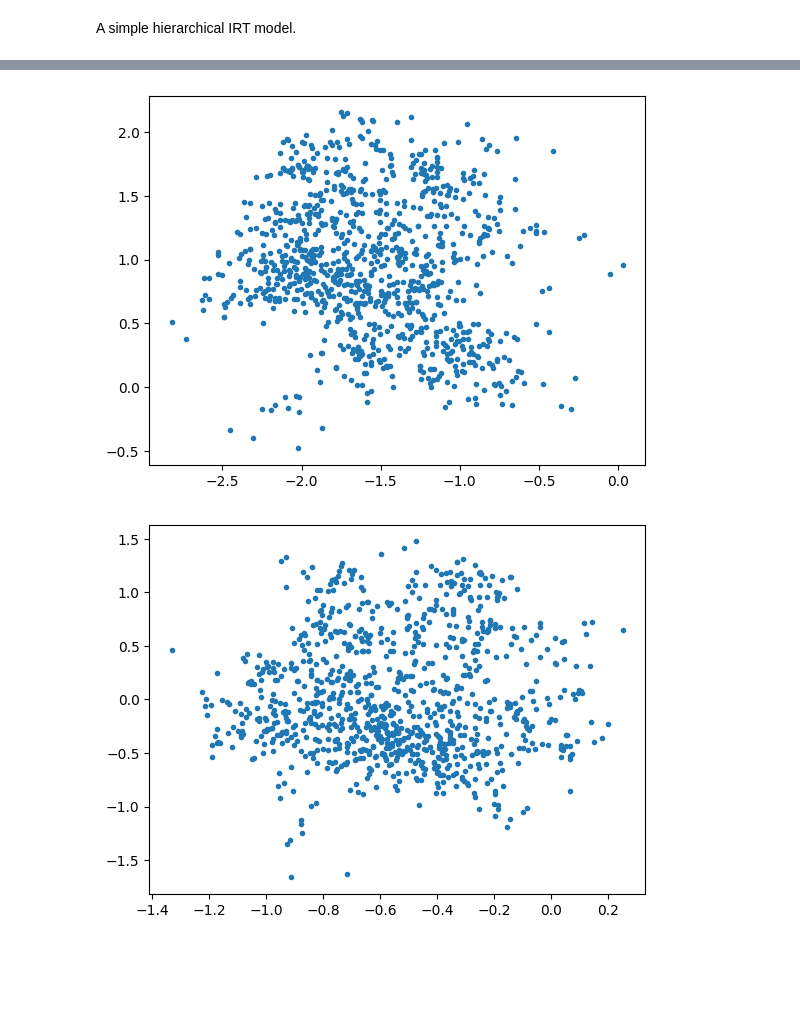
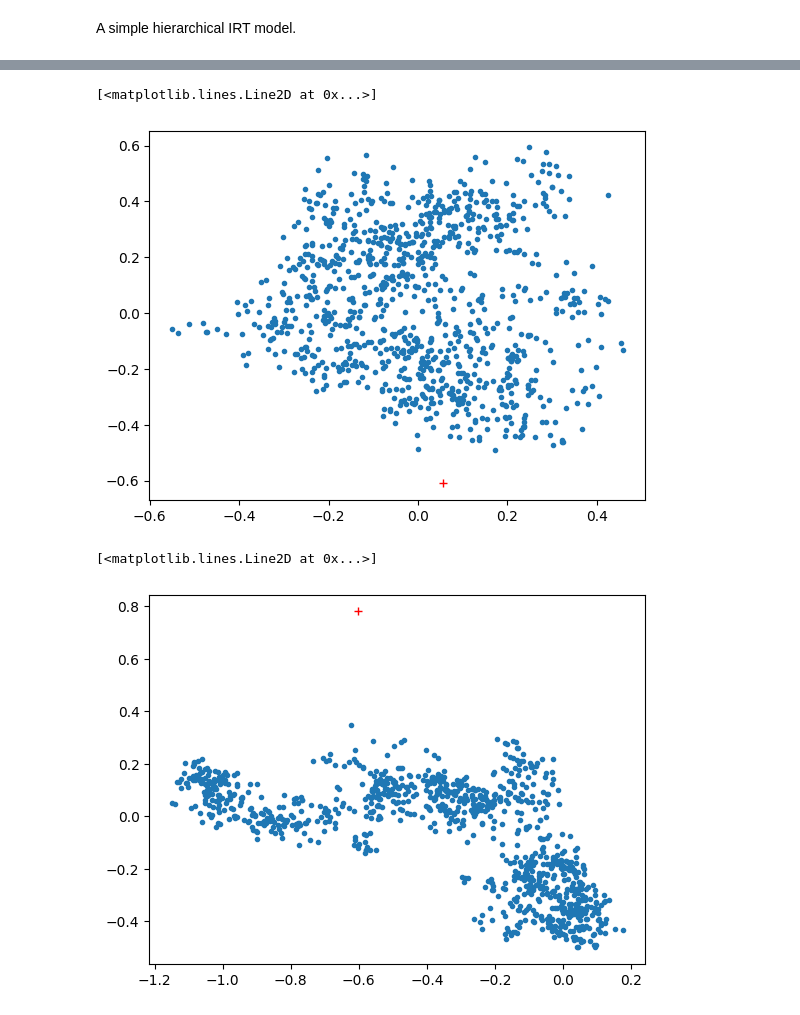
Before and after one commit to justindomke/pangolin, a Jupyter notebook: demos/experiments/IRT.ipynb, the cells around one changed output, grey strips where cells are left out. Saved outputs shown, nothing was run; the diff lists cells and outputs as text; code cells hidden in the pictures; blank space fills up the shorter version.

```diff
--- a/demos/experiments/IRT.ipynb
+++ b/demos/experiments/IRT.ipynb
@@ -3 +8,11 @@ A simple hierarchical IRT model.
+# %%
+# params
+num_students = 100
+num_items    = 100
+num_obs      = 3 * num_students
+dims         = 2
+# %%
+# random observation pattern
+students = np.random.randint(0, num_students, num_obs) # which student in each observation
+items    = np.random.randint(0, num_items, num_obs)         # which item in each observation
 # %%
@@ -42,8 +44,8 @@ assert y.shape == (num_obs,)
 # %%
 # group latent variables for convenience
-z = dict(mu_students=mu_students,
-        sigma_students=sigma_students,
-        student_feats=student_feats,
-        mu_items=mu_items,
-        sigma_items=sigma_items,
-        item_feats=item_feats)
+z = dict(mean_students=mean_students,
+        cov_students=cov_students,
+        feat_students=feat_students,
+        mean_items=mean_items,
+        cov_items=cov_items,
+        feat_items=feat_items)
@@ -73,14 +54,19 @@ shape   | statement
 [y_obs, z_true] = pangolin.jax_backend.ancestor_sample([y, z])
 # %%
-z_samps = pangolin.blackjax.sample(z, y, y_obs)
+# do inference
+z_samps = pangolin.blackjax.sample(z, y, y_obs, niter=10000)
 # %%
-plt.plot(*z_samps['mu_students'].T,'.');
+plt.plot(*z_samps['mean_students'].T,'.');
+plt.plot(*z_true['mean_students'], 'r+')
 # %% [output]
+[<matplotlib.lines.Line2D at 0x...>]
-[figure, old version]
+[figure, new version]
 # %%
-plt.plot(*z_samps['mu_items'].T,'.');
+plt.plot(*z_samps['mean_items'].T,'.');
+plt.plot(*z_true['mean_items'], 'r+')
 # %% [output]
+[<matplotlib.lines.Line2D at 0x...>]
-[figure, old version]
+[figure, new version]
 # %%
 # get good-old jax log-prob function
 
```
Also changed, not shown: parts of 6 cells of this notebook, 2 other files.
